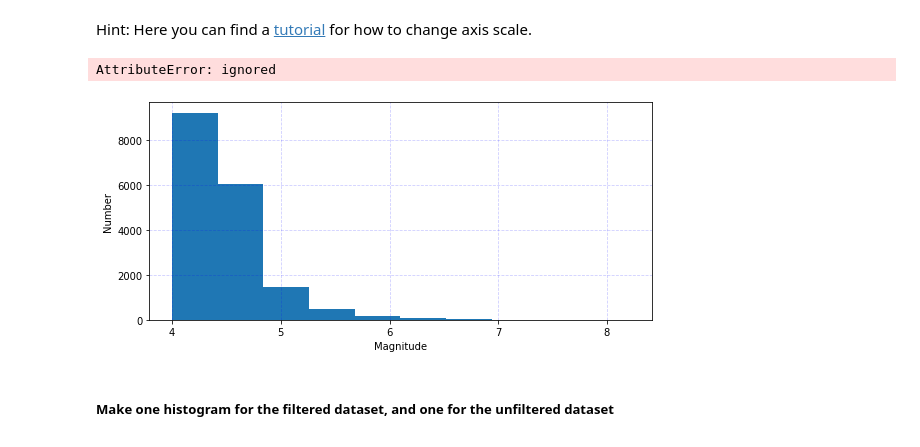
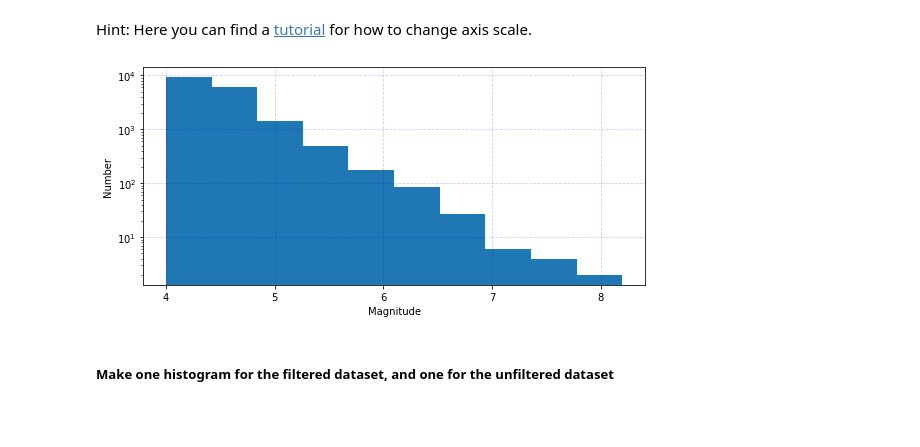
Before and after one commit to fredlardet/2022_Intro_Python, a Jupyter notebook: Exercises/W3_S1.ipynb, the cells around one changed output. Cells and saved outputs as stored; diff of their text form; code cells hidden in the pictures.

```diff
--- a/Exercises/W3_S1.ipynb
+++ b/Exercises/W3_S1.ipynb
@@ -311,15 +311,14 @@ Hint: Here you can find a [tutorial](https://matplotlib.org/stable/api/_as_gen/m
 # %%
 fig,ax2 = mp.subplots(figsize=(9,4))
 # Make the histogram
 mp.hist(df_filtered['mag'])
 mp.xlabel('Magnitude') # X axis label
 mp.ylabel('Number') # Y axis label
 mp.grid(alpha=0.2,c='b',ls='--')
 # Use a logarithmic scale for y axis
-mp.scale.LogScale
+mp.yscale('log')
 # %% [output]
-AttributeError: ignored
-[figure, old version]
+[figure, new version]
 # %% [markdown]
 ##### Make one histogram for the filtered dataset, and one for the unfiltered dataset
 
```
Also changed, not shown: parts of 2 cells of this notebook.
